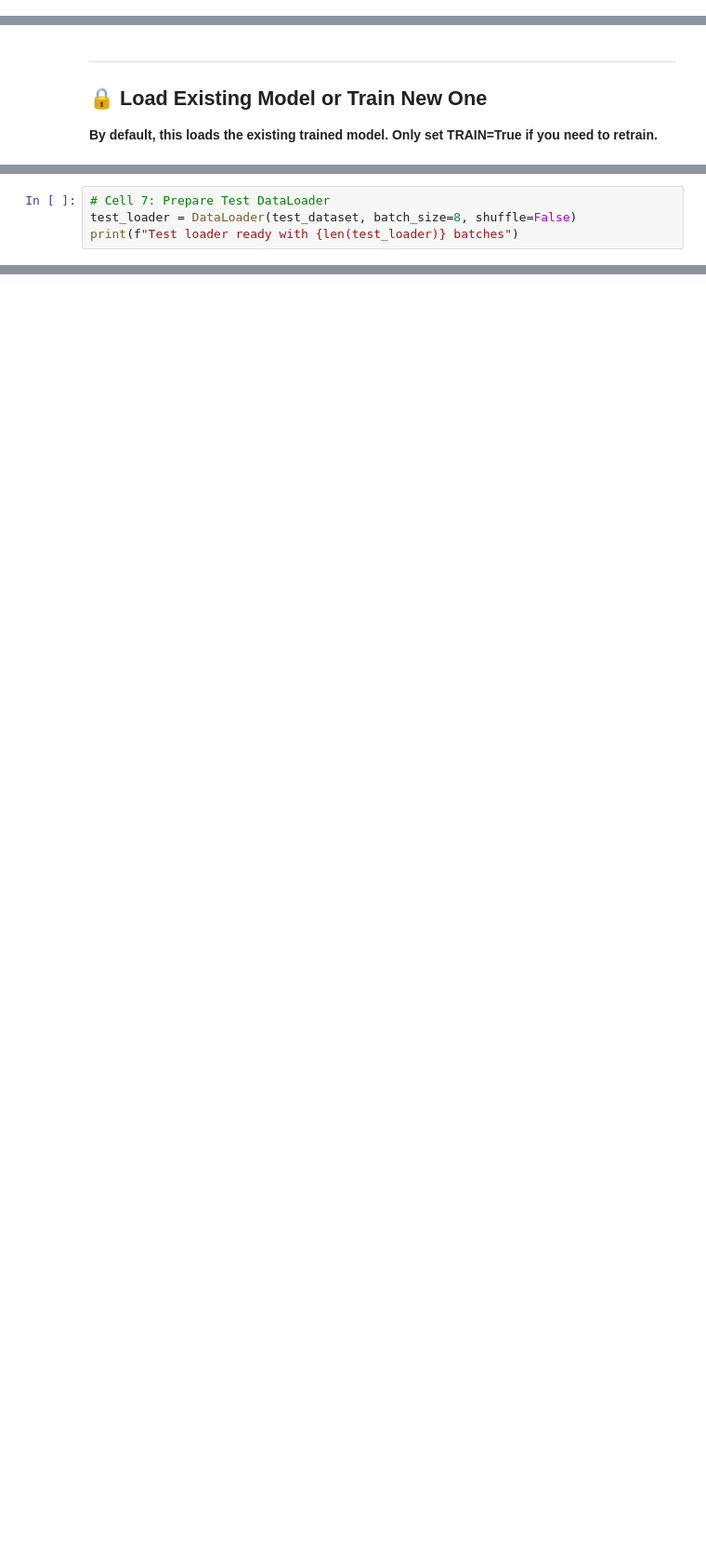
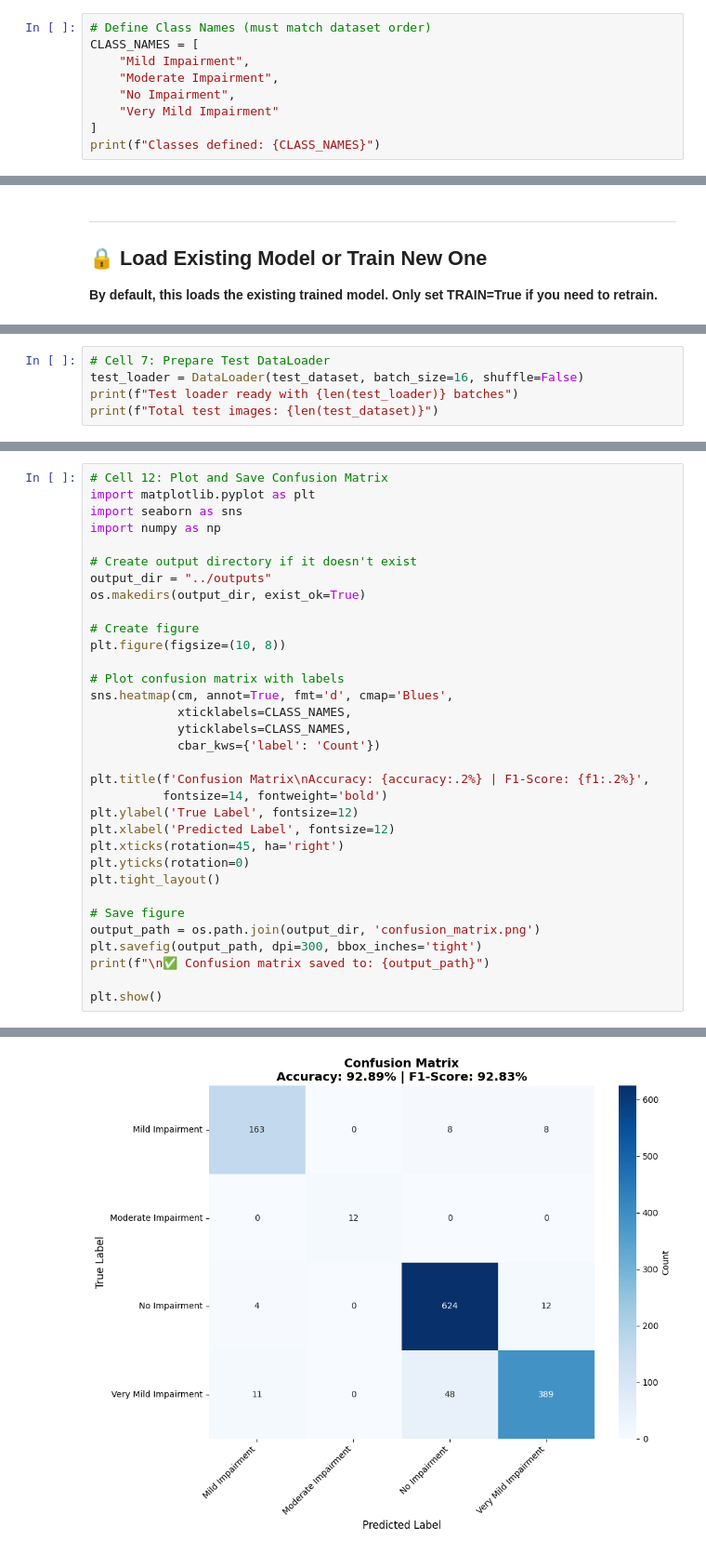
Before and after one commit to Anish-Kulkarni1/AI4Alzheimers, a Jupyter notebook: notebooks/train_model_FINAL.ipynb, the cells around one changed output, grey strips where cells are left out. Shown at 93% size. Saved outputs shown, nothing was run; the diff lists cells and outputs as text; blank space fills up the shorter version.

```diff
--- a/notebooks/train_model_FINAL.ipynb
+++ b/notebooks/train_model_FINAL.ipynb
@@ -0,0 +1,9 @@
+# %%
+# Define Class Names (must match dataset order)
+CLASS_NAMES = [
+    "Mild Impairment",
+    "Moderate Impairment",
+    "No Impairment",
+    "Very Mild Impairment"
+]
+print(f"Classes defined: {CLASS_NAMES}")
@@ -133,4 +162,5 @@ else:
 # %%
 # Cell 7: Prepare Test DataLoader
-test_loader = DataLoader(test_dataset, batch_size=8, shuffle=False)
+test_loader = DataLoader(test_dataset, batch_size=16, shuffle=False)
 print(f"Test loader ready with {len(test_loader)} batches")
+print(f"Total test images: {len(test_dataset)}")
@@ -195,0 +268,34 @@ for i, class_name in enumerate(class_names):
+# %%
+# Cell 12: Plot and Save Confusion Matrix
+import matplotlib.pyplot as plt
+import seaborn as sns
+import numpy as np
+
+# Create output directory if it doesn't exist
+output_dir = "../outputs"
+os.makedirs(output_dir, exist_ok=True)
+
+# Create figure
+plt.figure(figsize=(10, 8))
+
+# Plot confusion matrix with labels
+sns.heatmap(cm, annot=True, fmt='d', cmap='Blues',
+            xticklabels=CLASS_NAMES,
+            yticklabels=CLASS_NAMES,
+            cbar_kws={'label': 'Count'})
+
+plt.title(f'Confusion Matrix\nAccuracy: {accuracy:.2%} | F1-Score: {f1:.2%}',
+          fontsize=14, fontweight='bold')
+plt.ylabel('True Label', fontsize=12)
+plt.xlabel('Predicted Label', fontsize=12)
+plt.xticks(rotation=45, ha='right')
+plt.yticks(rotation=0)
+plt.tight_layout()
+
+# Save figure
+output_path = os.path.join(output_dir, 'confusion_matrix.png')
+plt.savefig(output_path, dpi=300, bbox_inches='tight')
+print(f"\n✅ Confusion matrix saved to: {output_path}")
+
+plt.show()
+# %% [output]
@@ -196,3 +303,4 @@ for i, class_name in enumerate(class_names):
+[figure, added]
 # %% [markdown]
 ---
 ## ✅ Summary
```
Also changed, not shown: parts of 15 cells of this notebook, 2 other files.
